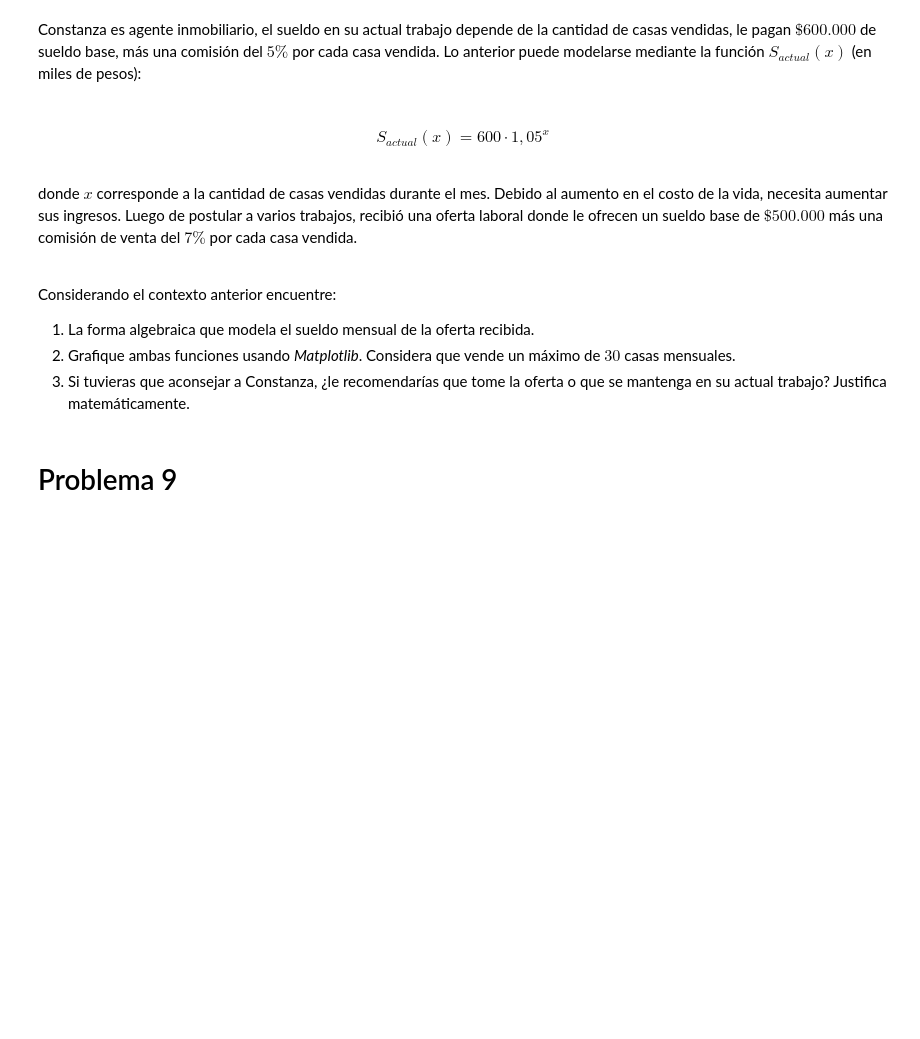
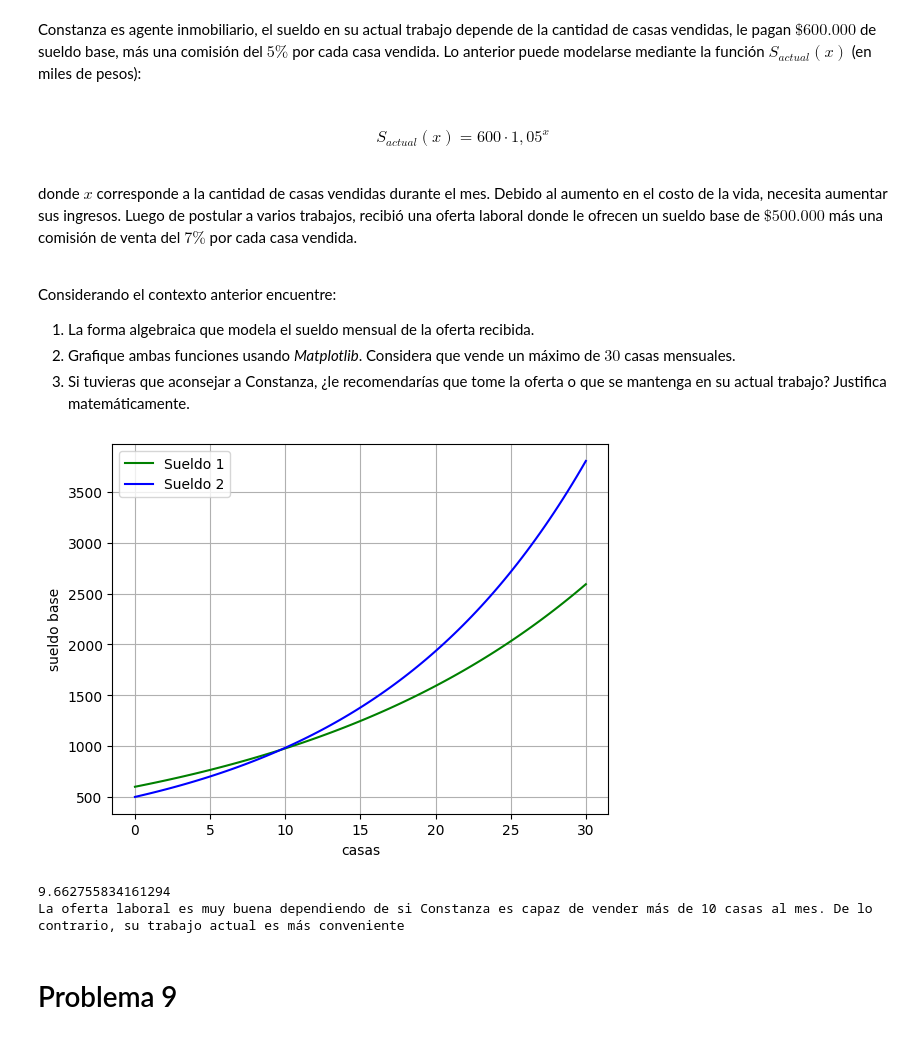
Before and after one commit to Lucianoridlf/FPY1101, a Jupyter notebook: Unidad 1/G3_Aplicaciones_de_funciones.ipynb, the cells around one changed output. Cells and saved outputs as stored; diff of their text form; code cells hidden in the pictures; blank space fills up the shorter version.

```diff
--- a/Unidad 1/G3_Aplicaciones_de_funciones.ipynb
+++ b/Unidad 1/G3_Aplicaciones_de_funciones.ipynb
@@ -217,6 +252,38 @@ Considerando el contexto anterior encuentre:
 1. La forma algebraica que modela el sueldo mensual de la oferta recibida.
 2. Grafique ambas funciones usando *Matplotlib*. Considera que vende un máximo de $30$ casas mensuales.
 3. Si tuvieras que aconsejar a Constanza, ¿le recomendarías que tome la oferta o que se mantenga en su actual trabajo? Justifica matemáticamente.
+# %%
+def S(x):
+    return 600 * 1.05 ** x
+
+def s(x):
+    return 500 * 1.07 ** x
+
+fun_8 = np.linspace(0,30,100)
+
+plt.plot(fun_8, S(fun_8), label= "Sueldo 1", color="green")
+plt.plot(fun_8, s(fun_8), label= "Sueldo 2", color="blue")
+plt.xlabel("casas")
+plt.ylabel("sueldo base")
+plt.grid(True)
+plt.legend()
+plt.show()
+
+4.
+
+def o(x):
+    return S(x) - s(x)
+
+sol_8 = fsolve(o,30)
+
+print(sol_8[0])
+
+
+print("La oferta laboral es muy buena dependiendo de si Constanza es capaz de vender más de 10 casas al mes. De lo contrario, su trabajo actual es más conveniente")
+# %% [output]
+[figure, added]
+9.662755834161294
+La oferta laboral es muy buena dependiendo de si Constanza es capaz de vender más de 10 casas al mes. De lo contrario, su trabajo actual es más conveniente
 # %% [markdown]
 # Problema 9
 # %% [markdown]
```
Also changed, not shown: parts of 5 cells of this notebook.
